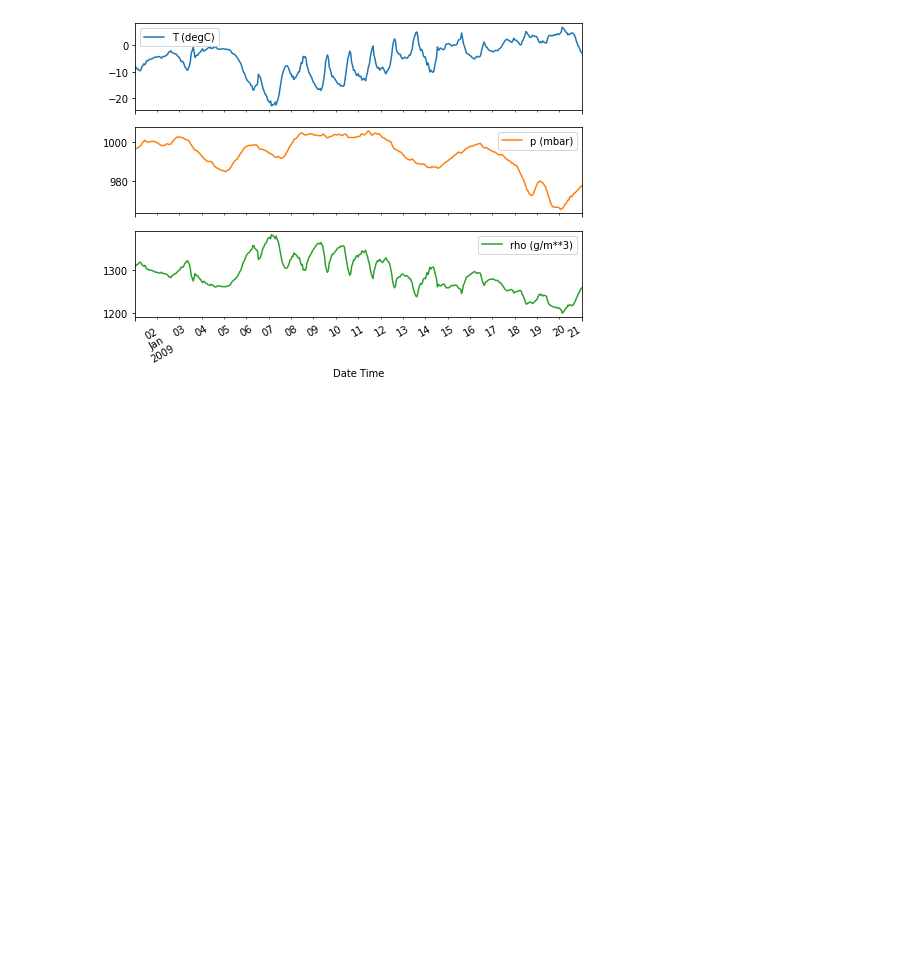
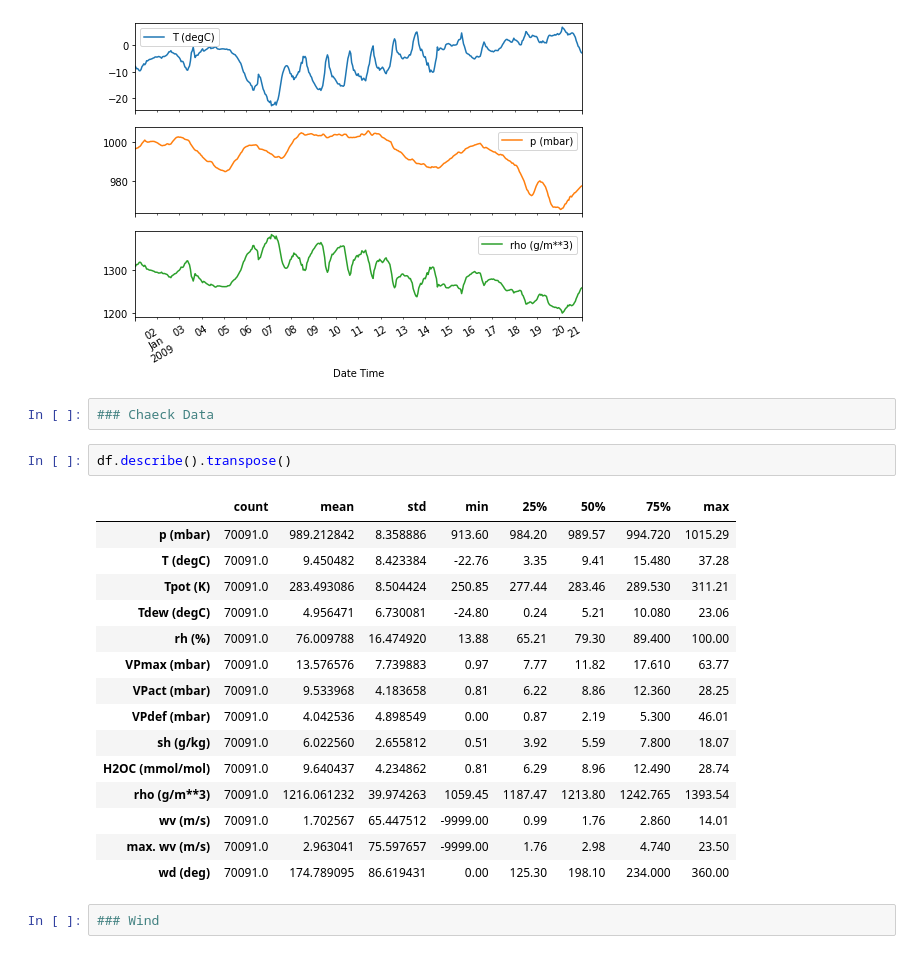
Before and after one commit to snrarueh/time_series_2, a Jupyter notebook: 01_time_series.ipynb, the cells around one changed output. Saved outputs shown, nothing was run; the diff lists cells and outputs as text; blank space fills up the shorter version.

```diff
--- a/01_time_series.ipynb
+++ b/01_time_series.ipynb
@@ -55,3 +55,25 @@ The epoch2num function was deprecated in Matplotlib 3.3 and will be removed two
   base = dates.epoch2num(dt.asi8 / 1.0e9)
 [figure]
 [figure]
+# %%
+### Chaeck Data
+# %%
+df.describe().transpose()
+# %% [output]
+|  | count | mean | std | min | 25% | 50% | 75% | max |
+| p (mbar) | 70091.0 | 989.212842 | 8.358886 | 913.60 | 984.20 | 989.57 | 994.720 | 1015.29 |
+| T (degC) | 70091.0 | 9.450482 | 8.423384 | -22.76 | 3.35 | 9.41 | 15.480 | 37.28 |
+| Tpot (K) | 70091.0 | 283.493086 | 8.504424 | 250.85 | 277.44 | 283.46 | 289.530 | 311.21 |
+| Tdew (degC) | 70091.0 | 4.956471 | 6.730081 | -24.80 | 0.24 | 5.21 | 10.080 | 23.06 |
+| rh (%) | 70091.0 | 76.009788 | 16.474920 | 13.88 | 65.21 | 79.30 | 89.400 | 100.00 |
+| VPmax (mbar) | 70091.0 | 13.576576 | 7.739883 | 0.97 | 7.77 | 11.82 | 17.610 | 63.77 |
+| VPact (mbar) | 70091.0 | 9.533968 | 4.183658 | 0.81 | 6.22 | 8.86 | 12.360 | 28.25 |
+| VPdef (mbar) | 70091.0 | 4.042536 | 4.898549 | 0.00 | 0.87 | 2.19 | 5.300 | 46.01 |
+| sh (g/kg) | 70091.0 | 6.022560 | 2.655812 | 0.51 | 3.92 | 5.59 | 7.800 | 18.07 |
+| H2OC (mmol/mol) | 70091.0 | 9.640437 | 4.234862 | 0.81 | 6.29 | 8.96 | 12.490 | 28.74 |
+| rho (g/m**3) | 70091.0 | 1216.061232 | 39.974263 | 1059.45 | 1187.47 | 1213.80 | 1242.765 | 1393.54 |
+| wv (m/s) | 70091.0 | 1.702567 | 65.447512 | -9999.00 | 0.99 | 1.76 | 2.860 | 14.01 |
+| max. wv (m/s) | 70091.0 | 2.963041 | 75.597657 | -9999.00 | 1.76 | 2.98 | 4.740 | 23.50 |
+| wd (deg) | 70091.0 | 174.789095 | 86.619431 | 0.00 | 125.30 | 198.10 | 234.000 | 360.00 |
+# %%
+### Wind
```
Also changed, not shown: parts of 3 cells of this notebook.
